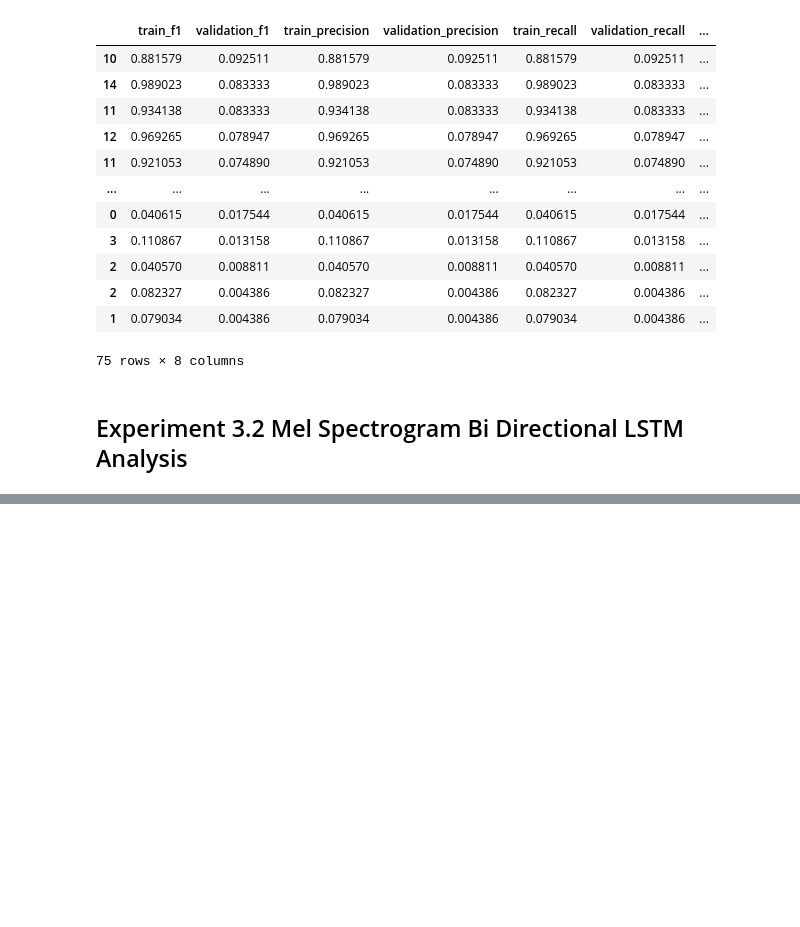
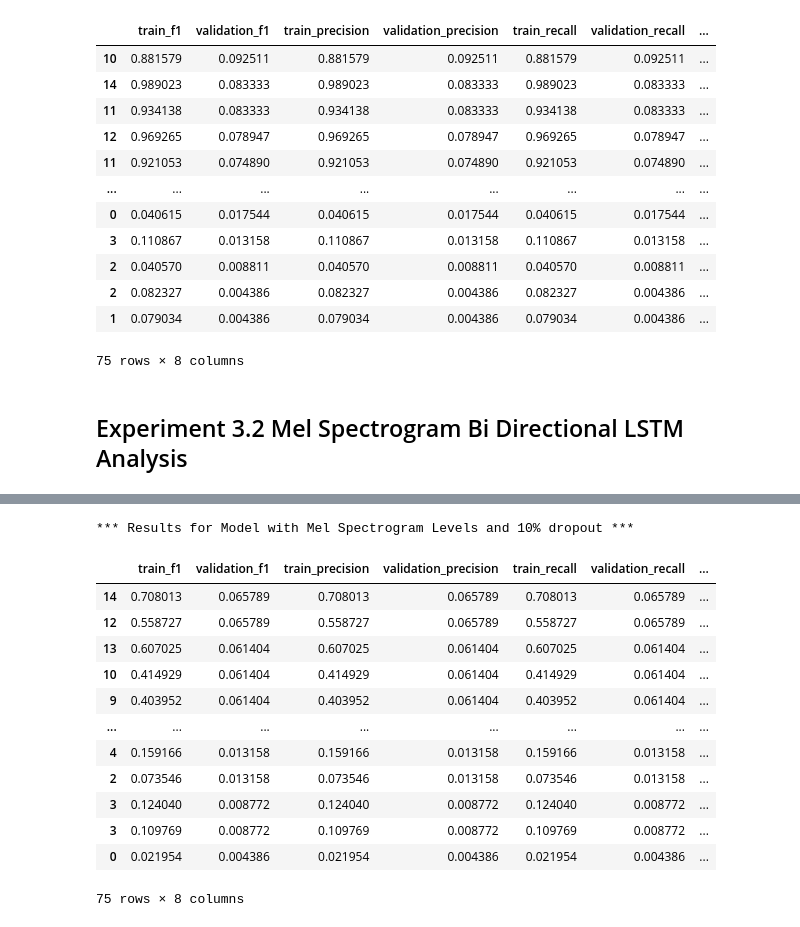
Before and after one commit to pradeep-miriyala/multi-modal-aud-nlp-models, a Jupyter notebook: notebooks/Raga Identification/Raga_Analysis_Experiments.ipynb, the cells around one changed output, grey strips where cells are left out. Saved outputs shown, nothing was run; the diff lists cells and outputs as text; code cells hidden in the pictures; blank space fills up the shorter version.

```diff
--- a/notebooks/Raga Identification/Raga_Analysis_Experiments.ipynb
+++ b/notebooks/Raga Identification/Raga_Analysis_Experiments.ipynb
@@ -1399,0 +1419,19 @@ mel_spec_bidir_lstm_results = train_model(data, MelMatrixDataset.prepare_data, g
+# %%
+print('*** Results for Model with Mel Spectrogram Levels and 10% dropout ***')
+mel_spec_bidir_lstm_results_df = results_to_df(mel_spec_bidir_lstm_results)
+mel_spec_bidir_lstm_results_df.sort_values(by=['validation_f1', 'train_f1'], ascending=False)
+# %% [output]
+*** Results for Model with Mel Spectrogram Levels and 10% dropout ***
+|  | train_f1 | validation_f1 | train_precision | validation_precision | train_recall | validation_recall | ... |
+| 14 | 0.708013 | 0.065789 | 0.708013 | 0.065789 | 0.708013 | 0.065789 | ... |
+| 12 | 0.558727 | 0.065789 | 0.558727 | 0.065789 | 0.558727 | 0.065789 | ... |
+| 13 | 0.607025 | 0.061404 | 0.607025 | 0.061404 | 0.607025 | 0.061404 | ... |
+| 10 | 0.414929 | 0.061404 | 0.414929 | 0.061404 | 0.414929 | 0.061404 | ... |
+| 9 | 0.403952 | 0.061404 | 0.403952 | 0.061404 | 0.403952 | 0.061404 | ... |
+| ... | ... | ... | ... | ... | ... | ... | ... |
+| 4 | 0.159166 | 0.013158 | 0.159166 | 0.013158 | 0.159166 | 0.013158 | ... |
+| 2 | 0.073546 | 0.013158 | 0.073546 | 0.013158 | 0.073546 | 0.013158 | ... |
+| 3 | 0.124040 | 0.008772 | 0.124040 | 0.008772 | 0.124040 | 0.008772 | ... |
+| 3 | 0.109769 | 0.008772 | 0.109769 | 0.008772 | 0.109769 | 0.008772 | ... |
+| 0 | 0.021954 | 0.004386 | 0.021954 | 0.004386 | 0.021954 | 0.004386 | ... |
+75 rows × 8 columns
```
Also changed, not shown: parts of 5 cells of this notebook.
